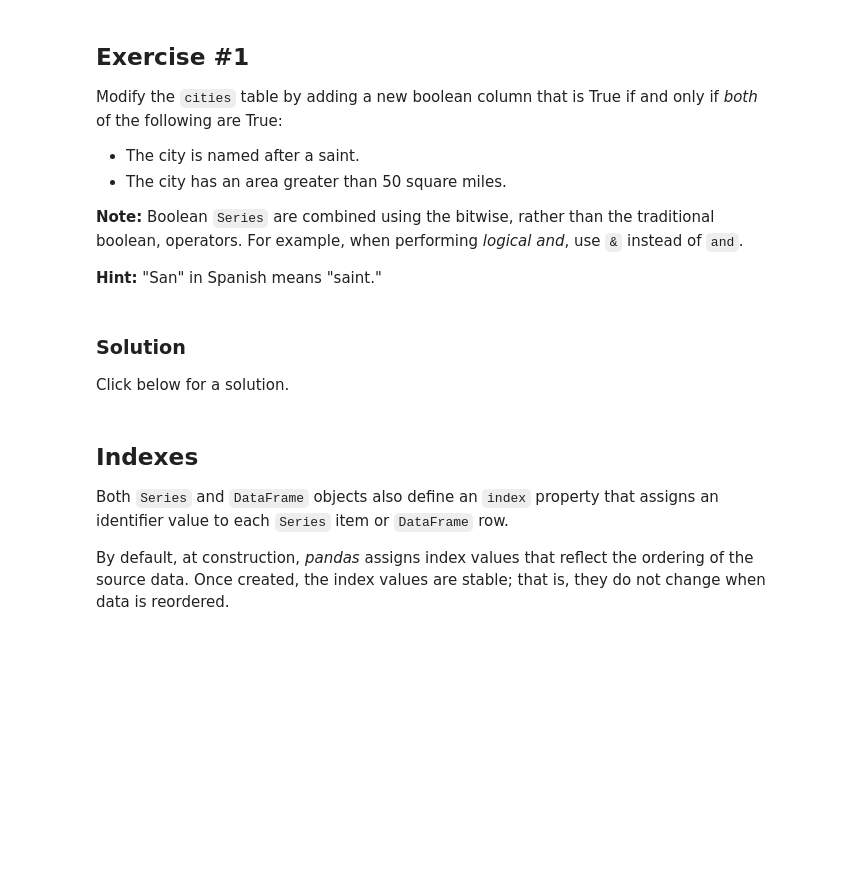
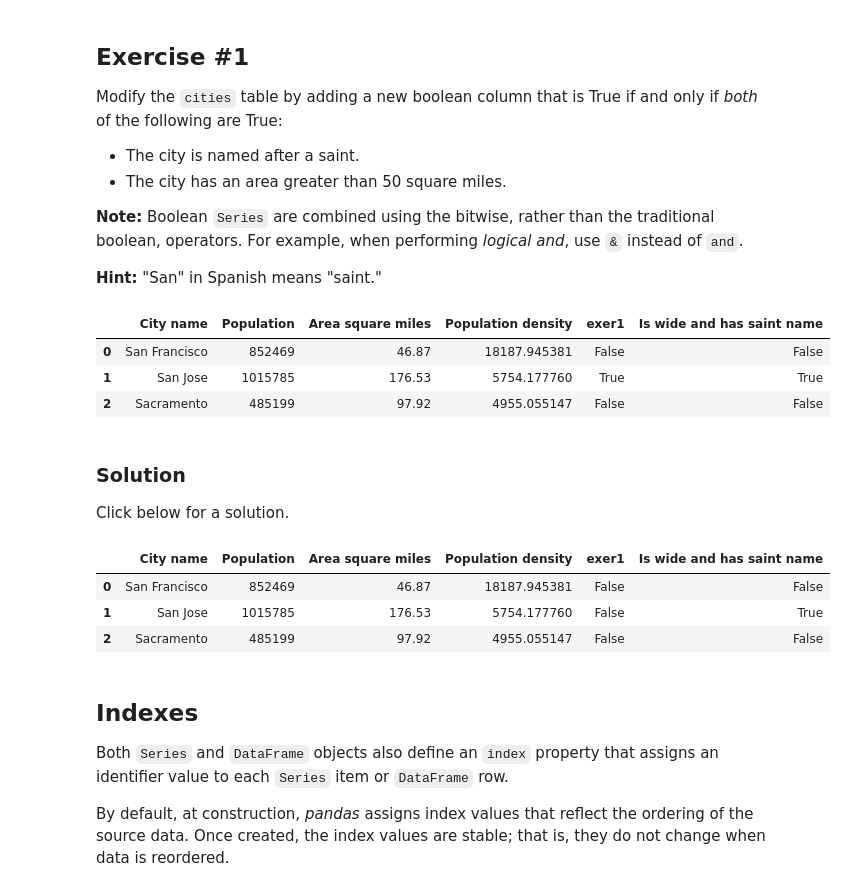
Before and after one commit to diegoreico/machine-learning-crash-course, a Jupyter notebook: intro_to_pandas.ipynb, the cells around one changed output. Saved outputs shown, nothing was run; the diff lists cells and outputs as text; code cells hidden in the pictures; blank space fills up the shorter version.

```diff
--- a/intro_to_pandas.ipynb
+++ b/intro_to_pandas.ipynb
@@ -121,3 +186,11 @@ Modify the `cities` table by adding a new boolean column that is True if and onl
+# %%
+cities['exer1'] =  (cities['City name'].apply(lambda item: item.startswith('San'))) & (cities['Area square miles'] > 50)
+cities
+# %% [output]
+|  | City name | Population | Area square miles | Population density | exer1 | Is wide and has saint name |
+| 0 | San Francisco | 852469 | 46.87 | 18187.945381 | False | False |
+| 1 | San Jose | 1015785 | 176.53 | 5754.177760 | True | True |
+| 2 | Sacramento | 485199 | 97.92 | 4955.055147 | False | False |
 # %% [markdown]
 ### Solution
 
@@ -125,6 +198,11 @@ Click below for a solution.
 # %%
 cities['Is wide and has saint name'] = (cities['Area square miles'] > 50) & cities['City name'].apply(lambda name: name.startswith('San'))
 cities
+# %% [output]
+|  | City name | Population | Area square miles | Population density | exer1 | Is wide and has saint name |
+| 0 | San Francisco | 852469 | 46.87 | 18187.945381 | False | False |
+| 1 | San Jose | 1015785 | 176.53 | 5754.177760 | False | True |
+| 2 | Sacramento | 485199 | 97.92 | 4955.055147 | False | False |
 # %% [markdown]
 ## Indexes
 Both `Series` and `DataFrame` objects also define an `index` property that assigns an identifier value to each `Series` item or `DataFrame` row.
```
Also changed, not shown: parts of 22 cells of this notebook.
